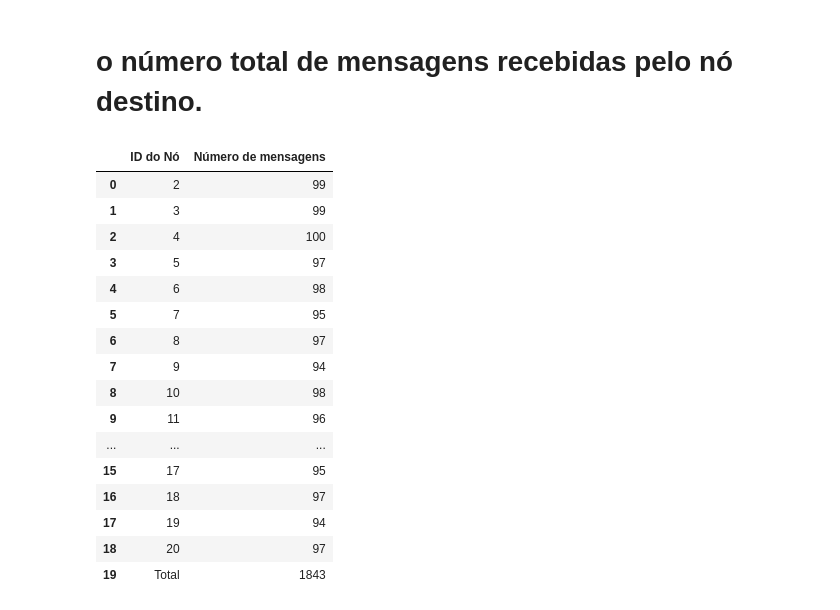
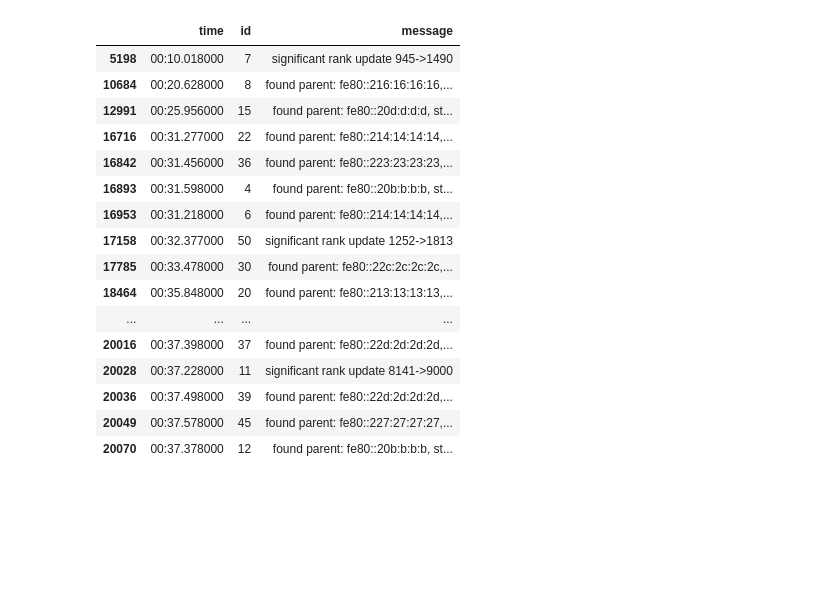
Before and after one commit to enzoMagalhaes/contiki-ng-tsch-rpl-unicast, a Jupyter notebook: projeto2-RPL/visualizations.ipynb, the cells around one changed output. Cells and saved outputs as stored; diff of their text form; code cells hidden in the pictures; blank space fills up the shorter version.

```diff
--- a/projeto2-RPL/visualizations.ipynb
+++ b/projeto2-RPL/visualizations.ipynb
@@ -42,6 +18,13 @@ See the caveats in the documentation: https://pandas.pydata.org/pandas-docs/stab
 # %%
-def get_ranking_logs(log_file):
-    path = f"experimentos/quantidade/logs/{log_file}"
+from numpy import arange
+import pandas as pd
+import seaborn as sns
+import matplotlib.pyplot as plt
+import warnings
+warnings.filterwarnings("ignore")
+
+def get_ranking_logs(log_file,exp="quantidade"):
+    path = f"experimentos/{exp}/logs/{log_file}"
     df = pd.read_csv(path, delimiter="\t", header=None)
     df.columns = ["time", "id", "message"]
     substring_to_find = "[WARN: RPL       ]"
@@ -66,6 +49,8 @@ def get_nodes_last_rank_logs(data):
     return result
 
 
-def last_ranks(log_file):
-    data = get_ranking_logs(log_file)
+def last_rank_logs(log_file,exp="quantidade"):
+    data = get_ranking_logs(log_file,exp)
     return get_nodes_last_rank_logs(data)
+
+get_ranking_logs("n10.txt")
@@ -394,30 +141,20 @@ linePlot(
-# %% [markdown]
-# o número total de mensagens recebidas pelo nó destino.
-# %%
-new_row = pd.Series(
-    {
-        "ID do Nó": "Total",
-        "Número de mensagens": max_values["Número de mensagens"].sum(),
-    }
-)
-max_values["ID do Nó"] = max_values["ID do Nó"].astype(str)
-max_values = pd.concat([max_values, new_row.to_frame().T], ignore_index=True)
-max_values
-# %% [output]
-|  | ID do Nó | Número de mensagens |
-| 0 | 2 | 99 |
-| 1 | 3 | 99 |
-| 2 | 4 | 100 |
-| 3 | 5 | 97 |
-| 4 | 6 | 98 |
-| 5 | 7 | 95 |
-| 6 | 8 | 97 |
-| 7 | 9 | 94 |
-| 8 | 10 | 98 |
-| 9 | 11 | 96 |
-| ... | ... | ... |
-| 15 | 17 | 95 |
-| 16 | 18 | 97 |
-| 17 | 19 | 94 |
-| 18 | 20 | 97 |
-| 19 | Total | 1843 |
+# %%
+last_rank_logs('n50.txt')
+# %% [output]
+|  | time | id | message |
+| 5198 | 00:10.018000 | 7 | significant rank update 945->1490 |
+| 10684 | 00:20.628000 | 8 | found parent: fe80::216:16:16:16,... |
+| 12991 | 00:25.956000 | 15 | found parent: fe80::20d:d:d:d, st... |
+| 16716 | 00:31.277000 | 22 | found parent: fe80::214:14:14:14,... |
+| 16842 | 00:31.456000 | 36 | found parent: fe80::223:23:23:23,... |
+| 16893 | 00:31.598000 | 4 | found parent: fe80::20b:b:b:b, st... |
+| 16953 | 00:31.218000 | 6 | found parent: fe80::214:14:14:14,... |
+| 17158 | 00:32.377000 | 50 | significant rank update 1252->1813 |
+| 17785 | 00:33.478000 | 30 | found parent: fe80::22c:2c:2c:2c,... |
+| 18464 | 00:35.848000 | 20 | found parent: fe80::213:13:13:13,... |
+| ... | ... | ... | ... |
+| 20016 | 00:37.398000 | 37 | found parent: fe80::22d:2d:2d:2d,... |
+| 20028 | 00:37.228000 | 11 | significant rank update 8141->9000 |
+| 20036 | 00:37.498000 | 39 | found parent: fe80::22d:2d:2d:2d,... |
+| 20049 | 00:37.578000 | 45 | found parent: fe80::227:27:27:27,... |
+| 20070 | 00:37.378000 | 12 | found parent: fe80::20b:b:b:b, st... |
```
Also changed, not shown: parts of 24 cells of this notebook, 6 other files.
